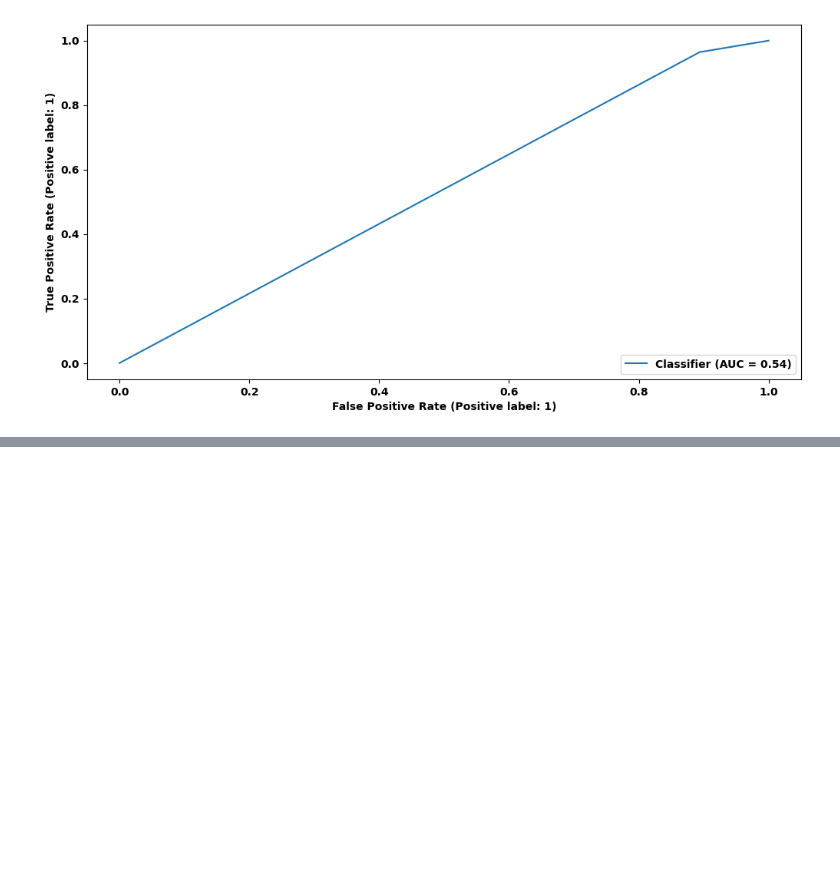
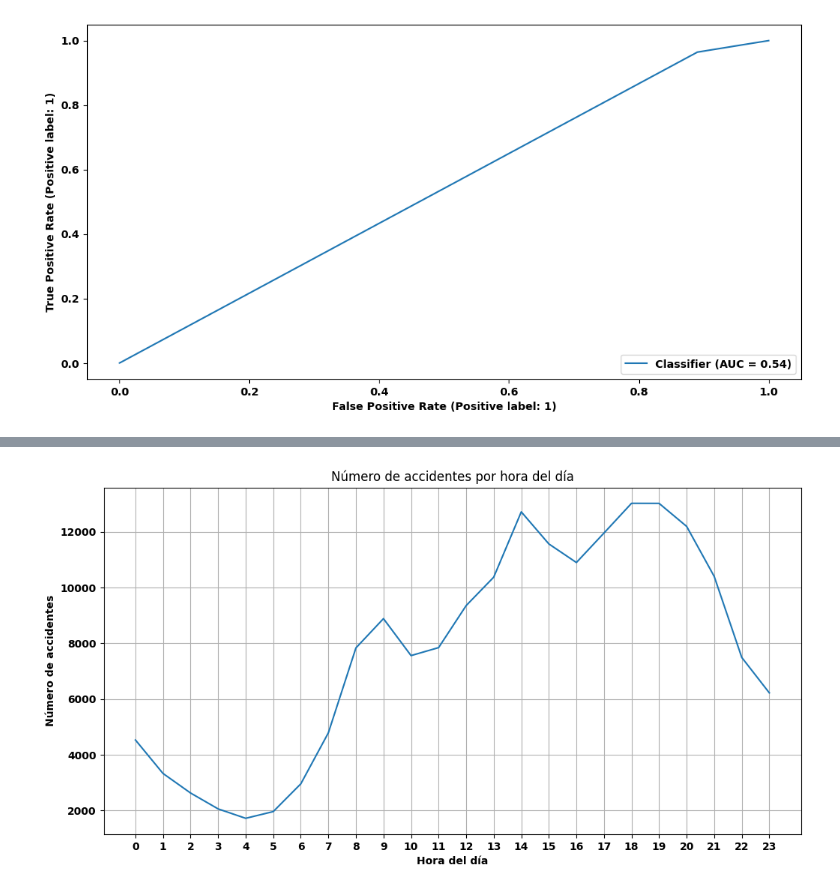
Before and after one commit to davidruiiz/proyecto_CONVIVE, a Jupyter notebook: notebooks/Proyecto_CONVIVE.ipynb, the cells around one changed output, grey strips where cells are left out. Cells and saved outputs as stored; diff of their text form; code cells hidden in the pictures; blank space fills up the shorter version.

```diff
--- a/notebooks/Proyecto_CONVIVE.ipynb
+++ b/notebooks/Proyecto_CONVIVE.ipynb
@@ -1133,0 +1139,23 @@ Name: count, dtype: int64
+# %%
+import pandas as pd
+import matplotlib.pyplot as plt
+
+# Leer el archivo CSV
+datos = pd.read_csv('../data/2019-2023_Accidentalidad.csv', sep=';' , on_bad_lines='skip')
+
+# Obtener la columna de la hora del accidente
+datos['hora'] = pd.to_datetime(datos['hora']).dt.hour
+
+# Contar el número de accidentes por hora del día
+accidentes_por_hora = datos['hora'].value_counts().sort_index()
+
+# Gráfico de línea del número de accidentes por hora del día
+plt.plot(accidentes_por_hora.index, accidentes_por_hora.values)
+plt.title('Número de accidentes por hora del día')
+plt.xlabel('Hora del día')
+plt.ylabel('Número de accidentes')
+plt.xticks(range(0, 24))
+plt.grid(True)
+plt.show()
+# %% [output]
+[figure, added]
```
Also changed, not shown: parts of 44 cells of this notebook, 1 other file.
